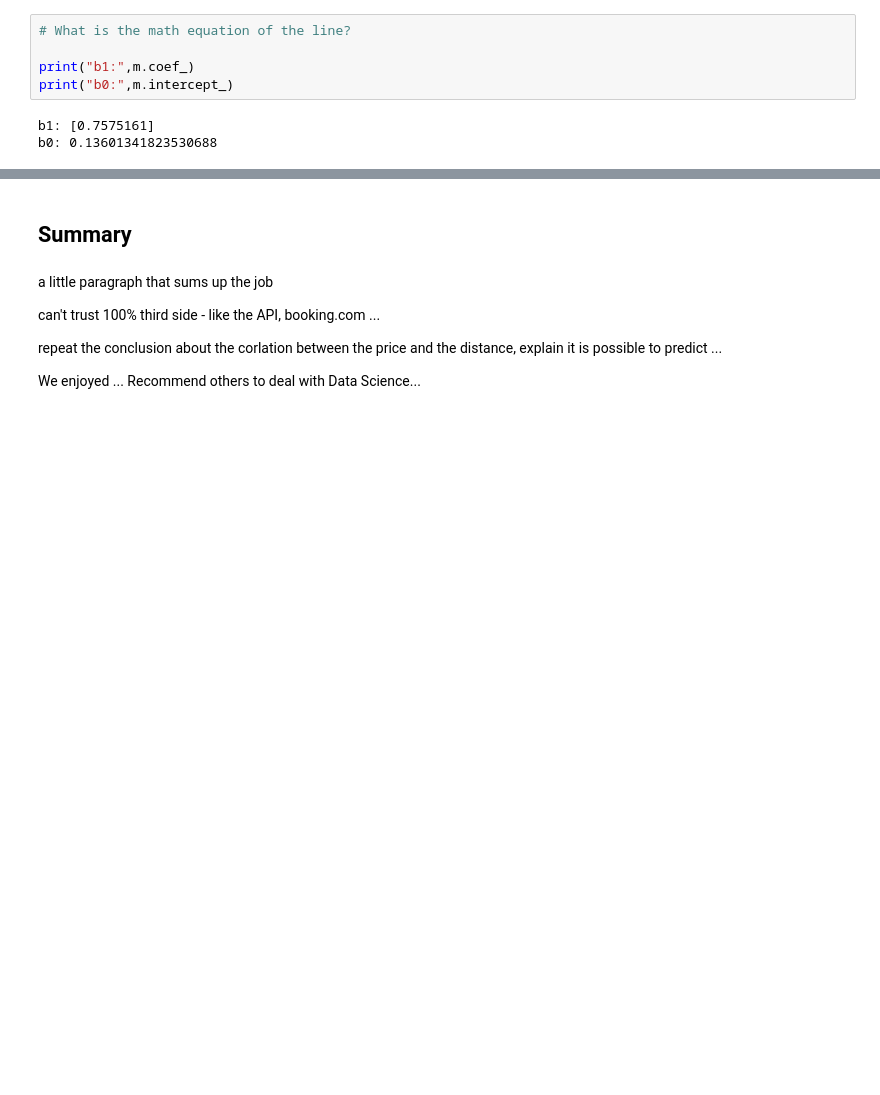
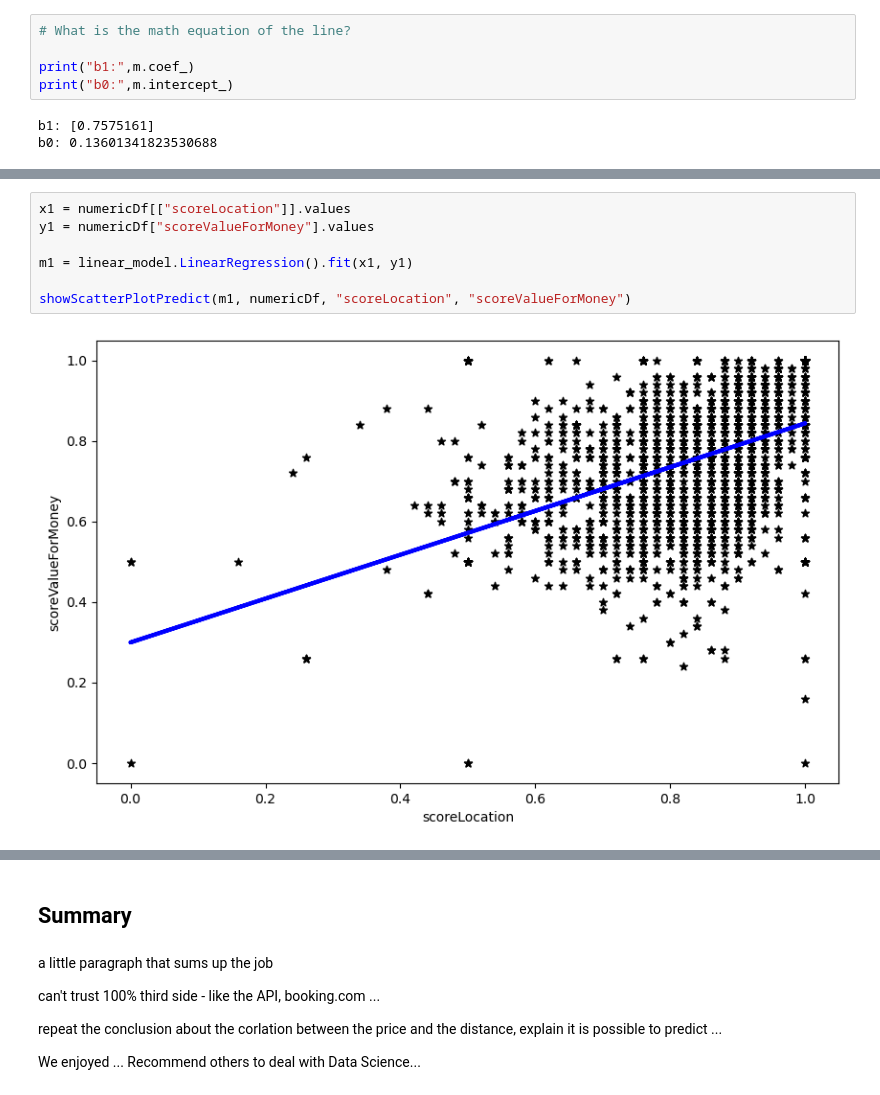
Before and after one commit to yarin-cohen02/dataScienceProject, a Jupyter notebook: project.ipynb, the cells around one changed output, grey strips where cells are left out. Saved outputs shown, nothing was run; the diff lists cells and outputs as text; blank space fills up the shorter version.

```diff
--- a/project.ipynb
+++ b/project.ipynb
@@ -1127,0 +1149,9 @@ explaination why we don't need more features to get into the model
+# %%
+x1 = numericDf[["scoreLocation"]].values
+y1 = numericDf["scoreValueForMoney"].values
+
+m1 = linear_model.LinearRegression().fit(x1, y1)
+
+showScatterPlotPredict(m1, numericDf, "scoreLocation", "scoreValueForMoney")
+# %% [output]
+[figure, added]
```
Also changed, not shown: parts of 20 cells of this notebook.
